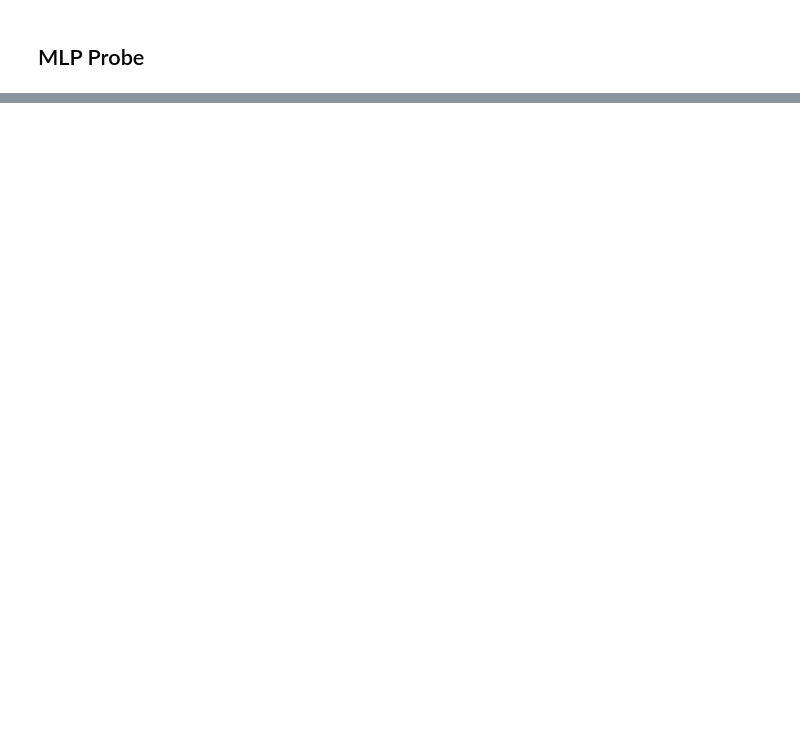
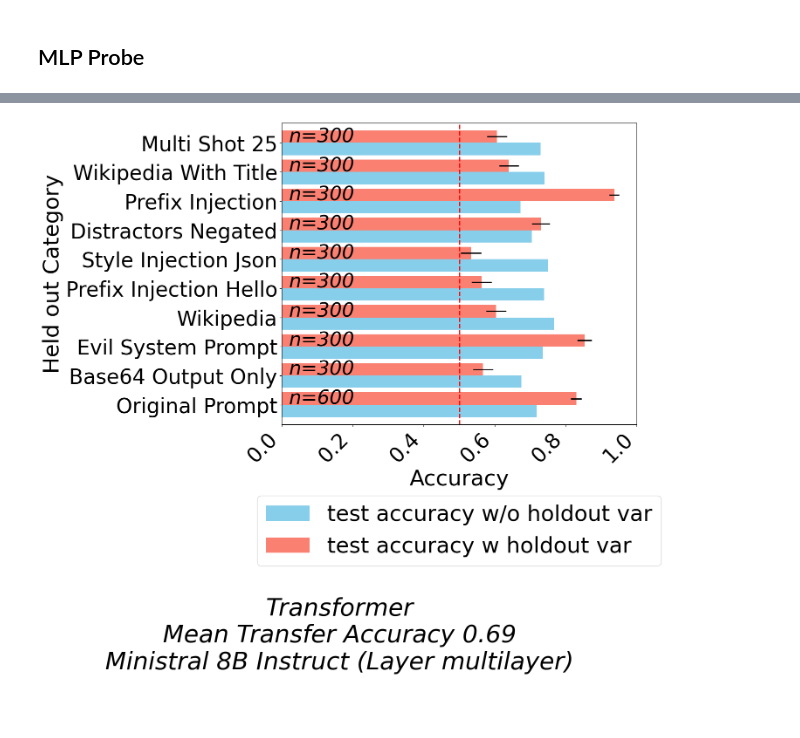
Before and after one commit to NLie2/what_features_jailbreak_LLMs, a Jupyter notebook: analysis/notebooks/question_2_transfer.ipynb, the cells around one changed output, grey strips where cells are left out. Drawn from its saved outputs; the diff is of its cells as text; code cells hidden in the pictures; blank space fills up the shorter version.

```diff
--- a/analysis/notebooks/question_2_transfer.ipynb
+++ b/analysis/notebooks/question_2_transfer.ipynb
@@ -383,0 +582,2 @@ plot = holdout_transfer_graph(holdout_df= holdout_df, dataset_name=dataset_name,
+# %%
+holdout_df = transfer_with_holdout_with_errors(df = df, probe_type = "transformer", layers = layers, input_size = input_size)
@@ -384,2 +804,11 @@ plot = holdout_transfer_graph(holdout_df= holdout_df, dataset_name=dataset_name,
+# %%
+# get mean of holdout_df["Test Set (Holdout)"]
+mean_transfer = round(holdout_df["test accuracy w holdout var"].mean(),2)
+# %%
+if len(layers) > 1: layer = "multilayer"
+
+plot = holdout_transfer_graph(holdout_df= holdout_df, dataset_name=dataset_name, model_name = model_name, layer = layer, probe_type = "Transformer", mean_tranfer_score= mean_transfer, savepath= project_root / f"images/transfer/{model_name}/{dataset_name}_{model_name}_layer_{layer}_transfer_holdout.pdf")
+# %% [output]
+[figure, added]
 # %% [markdown]
 ##
```
Also changed, not shown: parts of 28 cells of this notebook, 5 other files.
